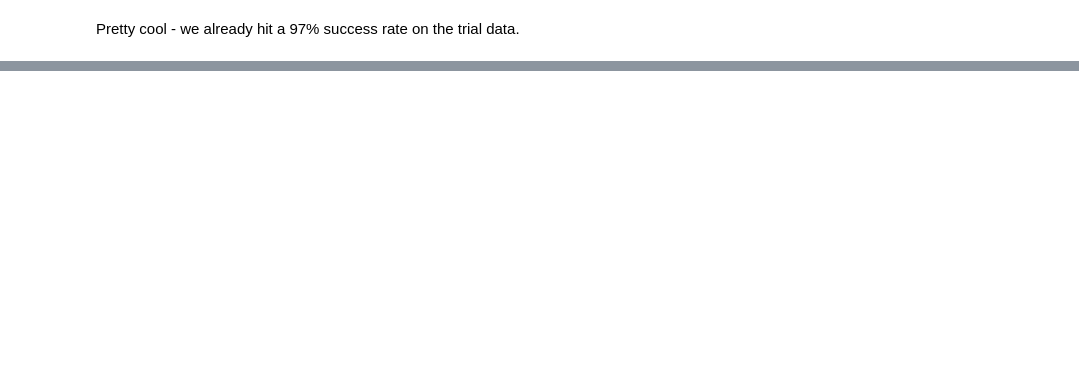
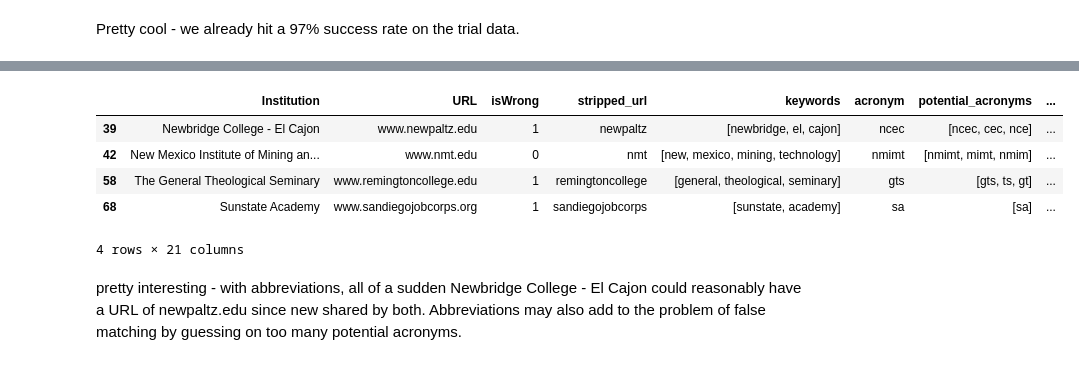
Before and after one commit to magratheazaphod/nextcaller, a Jupyter notebook: two_scratch_2.ipynb, the cells around one changed output, grey strips where cells are left out. Saved outputs shown, nothing was run; the diff lists cells and outputs as text; code cells hidden in the pictures; blank space fills up the shorter version.

```diff
--- a/two_scratch_2.ipynb
+++ b/two_scratch_2.ipynb
@@ -272,0 +351,9 @@ Pretty cool - we already hit a 97% success rate on the trial data.
+# %%
+for df in dfs:
+    df['matched_url_abbrev'] = df['keyword_in_url'] | df['potential_acronym_in_url_extra'] | df['abbrev_in_url']
+
+sample_df['correct_prediction_abbrev'] = sample_df['isWrong'] == ~sample_df['matched_url_abbrev']
+
+print(sample_df['correct_prediction'].value_counts())
+print(sample_df['correct_prediction_extra'].value_counts())
+print(sample_df['correct_prediction_abbrev'].value_counts())
@@ -272,0 +370,11 @@ Pretty cool - we already hit a 97% success rate on the trial data.
+# %%
+sample_df[sample_df['correct_prediction_abbrev'] == False]
+# %% [output]
+|  | Institution | URL | isWrong | stripped_url | keywords | acronym | potential_acronyms | ... |
+| 39 | Newbridge College - El Cajon | www.newpaltz.edu | 1 | newpaltz | [newbridge, el, cajon] | ncec | [ncec, cec, nce] | ... |
+| 42 | New Mexico Institute of Mining an... | www.nmt.edu | 0 | nmt | [new, mexico, mining, technology] | nmimt | [nmimt, mimt, nmim] | ... |
+| 58 | The General Theological Seminary | www.remingtoncollege.edu | 1 | remingtoncollege | [general, theological, seminary] | gts | [gts, ts, gt] | ... |
+| 68 | Sunstate Academy | www.sandiegojobcorps.org | 1 | sandiegojobcorps | [sunstate, academy] | sa | [sa] | ... |
+4 rows × 21 columns
+# %% [markdown]
+pretty interesting - with abbreviations, all of a sudden Newbridge College - El Cajon could reasonably have a URL of newpaltz.edu since new shared by both. Abbreviations may also add to the problem of false matching by guessing on too many potential acronyms.
```
Also changed, not shown: parts of 19 cells of this notebook.
